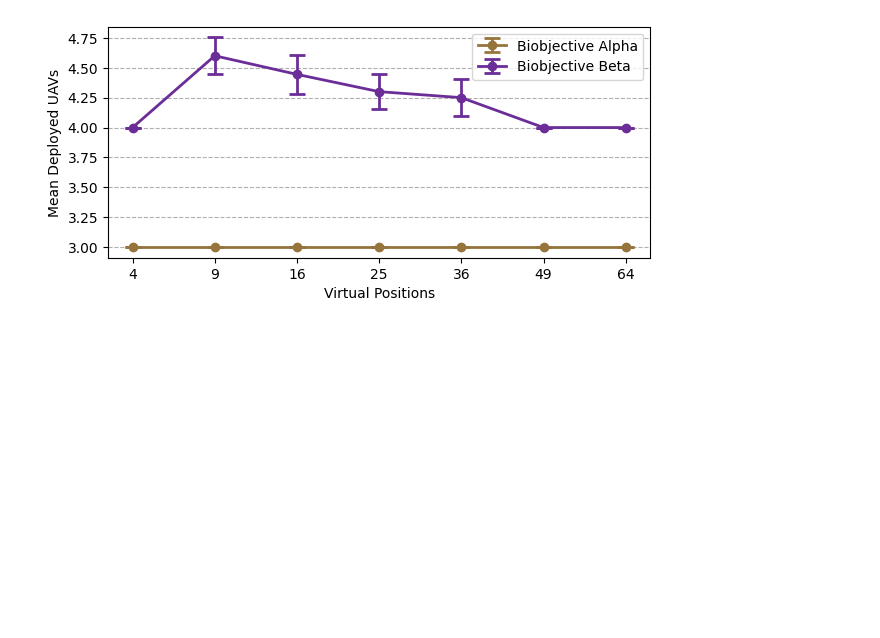
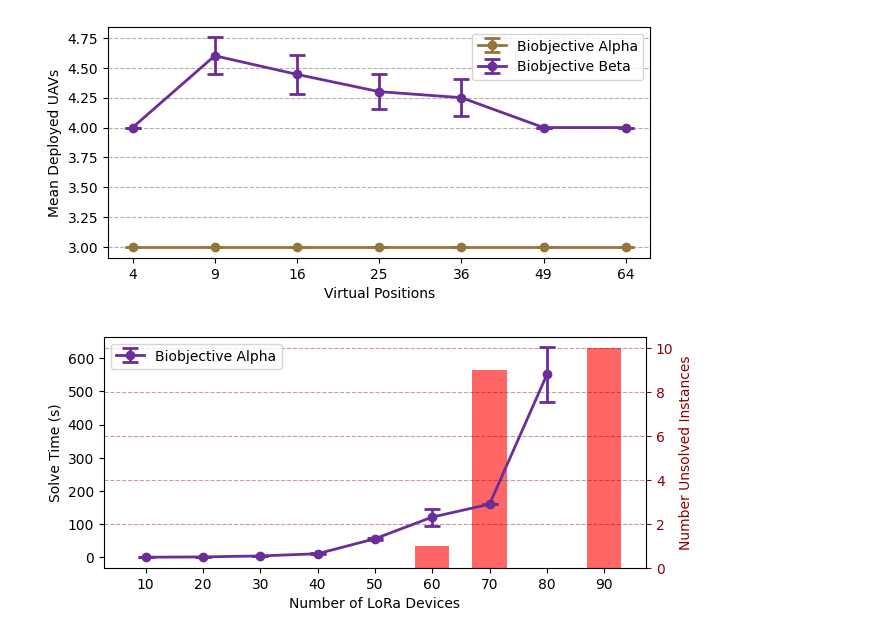
Before and after one commit to DanteCampos/Lora-UAV-Positioning-Model, a Jupyter notebook: result.ipynb, the cells around one changed output. Saved outputs shown, nothing was run; the diff lists cells and outputs as text; code cells hidden in the pictures; blank space fills up the shorter version.

```diff
--- a/result.ipynb
+++ b/result.ipynb
@@ -51,15 +51,15 @@ import pandas as pd
 import os
 
 pathCWD = os.getcwd() + "/data/"
-pathGWPlacement = pathCWD + "results/biobj_PacketPerGateway_1_36x50.dat"
+pathGWPlacement = pathCWD + "results/biobj_PacketPerGateway_7_25x80.dat"
 dataGWPlacement = pd.read_csv(pathGWPlacement, sep=",")
 dfGWPlacement = pd.DataFrame(dataGWPlacement)
 
-pathEDPlacement = pathCWD + "results/biobj_EDParameters_1_36x50.dat"
+pathEDPlacement = pathCWD + "results/biobj_EDParameters_7_25x80.dat"
 dataEDPlacement = pd.read_csv(pathEDPlacement, sep=",")
 dfEDPlacement = pd.DataFrame(dataEDPlacement)
 
-pathAssociationPlacement = pathCWD + "results/biobj_transmissionPackets_1_36x50.dat"
+pathAssociationPlacement = pathCWD + "results/biobj_transmissionPackets_7_25x80.dat"
 dataAssociationPlacement = pd.read_csv(pathAssociationPlacement, sep=",")
 dfAssociationPlacement = pd.DataFrame(dataAssociationPlacement)
 
@@ -68,7 +68,7 @@ for row in dfAssociationPlacement.iterrows():
     if [row[1][0], row[1][1]] not in associations:
         associations.append([row[1][0], row[1][1]])
 
-
+dotsize = 25
 x = []
 y = []
 for i in range(len(associations)):
@@ -97,15 +97,15 @@ ax[0].set_xticks([0, 1000, 2000, 3000, 2000, 5000, 6000, 7000, 8000, 9000, 10000
 
 # -----------------------------------------------------------------------------------
 
-pathGWPlacement = pathCWD + "results/biobj_PacketPerGateway_1_49x50.dat"
+pathGWPlacement = pathCWD + "results/biobj_PacketPerGateway_7_25x70.dat"
 dataGWPlacement = pd.read_csv(pathGWPlacement, sep=",")
 dfGWPlacement = pd.DataFrame(dataGWPlacement)
 
-pathEDPlacement = pathCWD + "results/biobj_EDParameters_1_49x50.dat"
+pathEDPlacement = pathCWD + "results/biobj_EDParameters_7_25x70.dat"
 dataEDPlacement = pd.read_csv(pathEDPlacement, sep=",")
 dfEDPlacement = pd.DataFrame(dataEDPlacement)
 
-pathAssociationPlacement = pathCWD + "results/biobj_transmissionPackets_1_49x50.dat"
+pathAssociationPlacement = pathCWD + "results/biobj_transmissionPackets_7_25x70.dat"
 dataAssociationPlacement = pd.read_csv(pathAssociationPlacement, sep=",")
 dfAssociationPlacement = pd.DataFrame(dataAssociationPlacement)
 
@@ -520,3 +520,69 @@ plt.legend(loc='best')
 plt.show()
 # %% [output]
 [figure]
+# %%
+import numpy as np
+import matplotlib.pyplot as plt
+import pandas as pd
+import os
+
+means_biobj = []
+error_biobj = []
+indexes = []
+
+pathCWD = os.getcwd() + "/data/"
+pathFile = pathCWD + "model/output/beta_biobj_solutions.dat"
+dataSolAlt = pd.read_csv(pathFile, sep=",")
+dfSolAlt = pd.DataFrame(dataSolAlt)
+
+pathFile = pathCWD + "model/output/biobj_solutions.dat"
+dataSolBiobj = pd.read_csv(pathFile, sep=",")
+dfSolBiobj = pd.DataFrame(dataSolBiobj)
+
+pathFile = pathCWD + "model/output/opt_solutions.dat"
+dataSolOpt = pd.read_csv(pathFile, sep=",")
+dfSolOpt = pd.DataFrame(dataSolOpt)
+
+aux = dfSolBiobj.loc[dfSolBiobj['numVirtualPositions'] == 25]
+aux = aux[aux['solveTime'] < 1800.0]
+for i in range(1,10):
+    indexes.append(i*10)
+
+    times = aux.loc[aux['numDevices'] == i*10]['solveTime'].array
+    means_biobj.append(np.mean(times))
+    error_biobj.append(np.std(times)/np.sqrt(len(times)))
+
+fig, ax1 = plt.subplots(figsize=(7, 3))
+
+color1 = '#6B2D97'
+color2 = '#96753C'
+color3 = '#1E9650'
+color4 = "darkred"
+alpha = 0.6
+
+ax1.errorbar(range(len(means_biobj)), means_biobj, error_biobj, color=color1, marker='o',
+             label='Biobjective Alpha', capsize=6, lw=2, capthick=2)
+
+
+ax1.set_xticks(range(len(means_biobj)), indexes)
+ax1.set_xlabel("Number of LoRa Devices")
+# plt.ticklabel_format()
+ax1.set_ylabel("Solve Time (s)")
+ax1.legend(loc='best')
+
+ax2 = ax1.twinx()
+
+err = [0, 0, 0, 0, 0, 1, 9, 0, 10]
+ax2.bar(range(len(means_biobj)), err, width=0.6, color='red', alpha=alpha, zorder=0)
+
+ax2.set_ylabel('Number Unsolved Instances', color=color4)
+ax2.tick_params(axis='y', which='major', colors=color4)
+ax2.grid(True, 'major', 'y', linestyle='--', color=color4, alpha=0.4)
+
+ax1.set_zorder(ax2.get_zorder()+1)
+ax1.set_frame_on(False)
+
+# fig.suptitle('Solving Time by Number of Virtual Positions')
+plt.show()
+# %% [output]
+[figure, added]
```
Also changed, not shown: parts of 12 cells of this notebook, 3 other files.
